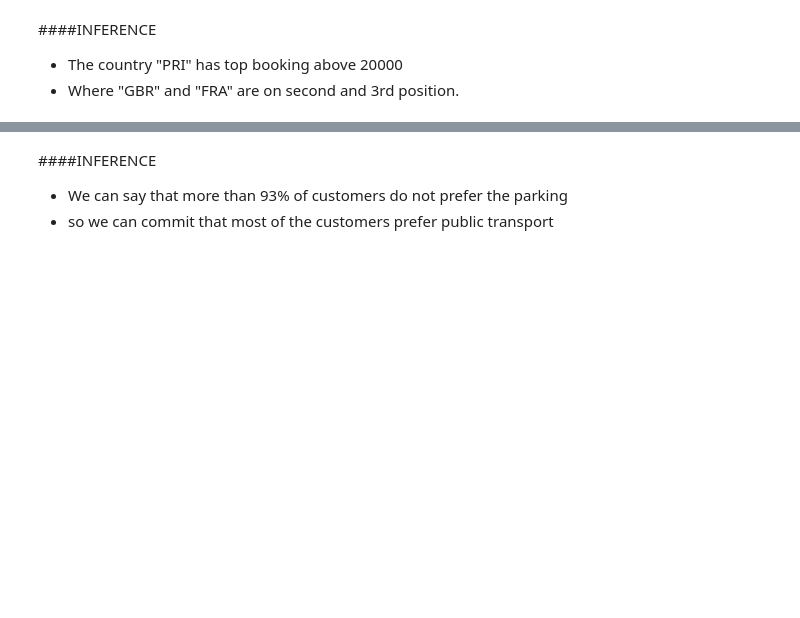
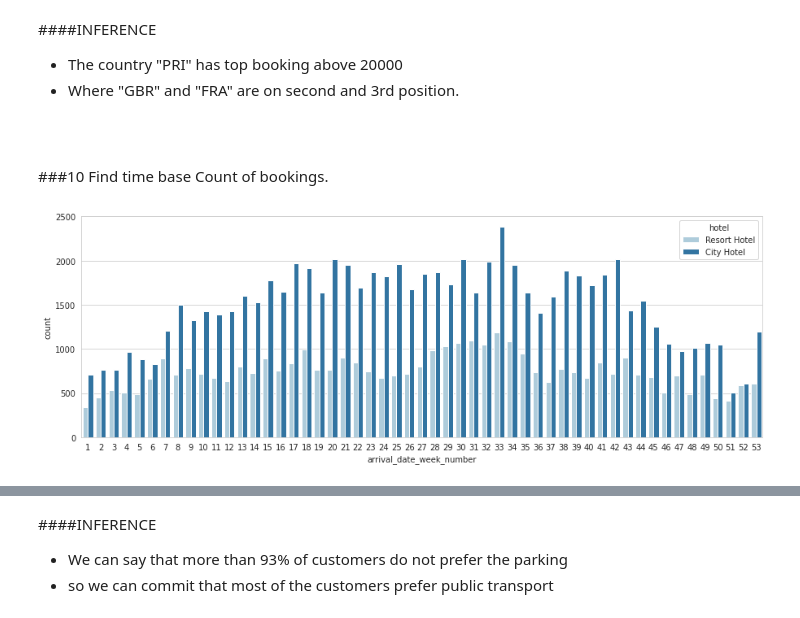
Before and after one commit to MohanVishe/Exploratory-Data-Analysis----Hotel-Booking-Dataset, a Jupyter notebook: Hotel_Booking_Analysis_Team_Project.ipynb, the cells around one changed output, grey strips where cells are left out. Cells and saved outputs as stored; diff of their text form; code cells hidden in the pictures; blank space fills up the shorter version.

```diff
--- a/Hotel_Booking_Analysis_Team_Project.ipynb
+++ b/Hotel_Booking_Analysis_Team_Project.ipynb
@@ -387,3 +420,13 @@ plt.show()
 ####INFERENCE
 *  The country "PRI" has top booking above 20000
 *  Where "GBR" and "FRA" are on second and 3rd position.
+# %% [markdown]
+###
+# %% [markdown]
+###10 Find time base Count of bookings.
+# %%
+plt.figure(figsize=(15,5))
+sns.countplot(data = df, x = 'arrival_date_week_number',hue='hotel',  palette='Paired')
+plt.show()
+# %% [output]
+[figure, added]
```
Also changed, not shown: parts of 22 cells of this notebook.
